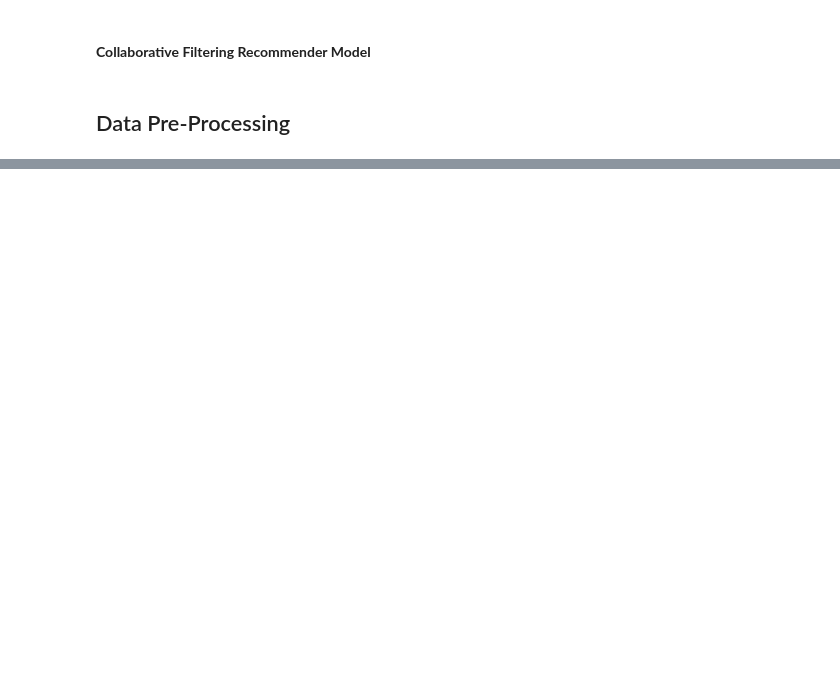
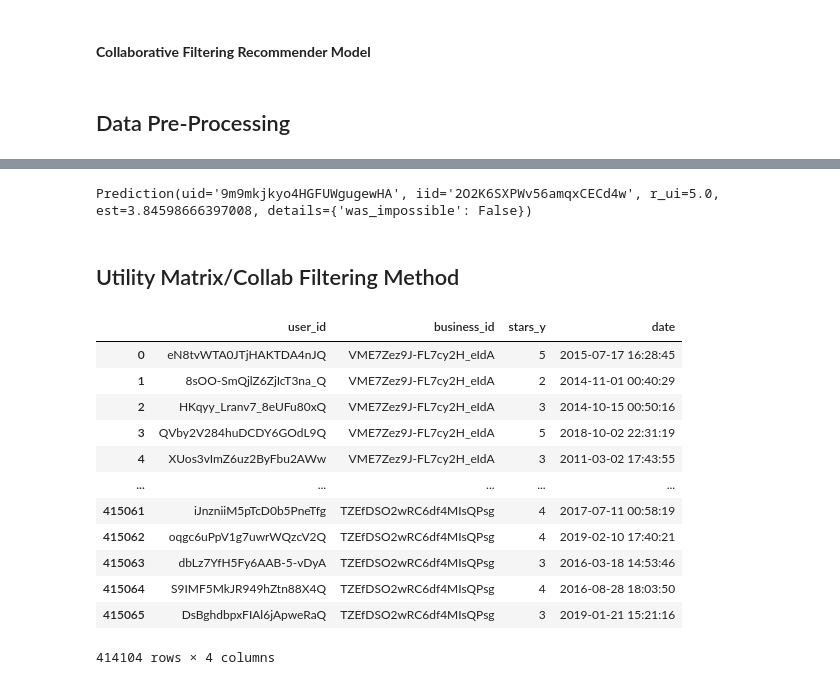
Before and after one commit to ihetvipatel/DATA-606-Capstone-Project-Conversational-Recommender-System-for-Restaurants, a Jupyter notebook: Yelp_Recommender_System.ipynb, the cells around one changed output, grey strips where cells are left out. Saved outputs shown, nothing was run; the diff lists cells and outputs as text; code cells hidden in the pictures; blank space fills up the shorter version.

```diff
--- a/Yelp_Recommender_System.ipynb
+++ b/Yelp_Recommender_System.ipynb
@@ -64 +97,6 @@ dtype: object
+# %%
+yelp_ratings['stars_y'] = yelp_ratings['stars_y'].astype('int_')
+yelp_ratings['user_id'] = yelp_ratings['user_id'].astype('str')
+yelp_ratings['business_id'] = yelp_ratings['business_id'].astype('str')
+yelp_ratings['date'] = yelp_ratings['date'].astype('str')
 # %%
@@ -125,2 +153,0 @@ Prediction(uid='9m9mkjkyo4HGFUWgugewHA', iid='2O2K6SXPWv56amqxCECd4w', r_ui=5.0,
-# %%
-yelp_ratings = pd.read_csv('/Users/hetvipatel/Documents/GRAD SCHOOL/DATA 606/yelp_reviews_food_categories.csv')
@@ -319,0 +154,12 @@ biz_categories = to_1D(categories.str.split(","))
+# %%
+# user_id, business_id that the user might rate, rating given by the user based on what other's have rated
+# we can see that this user gave 5.0 for this restaurant
+
+
+svd_model_trained.predict('9m9mkjkyo4HGFUWgugewHA',
+                          '2O2K6SXPWv56amqxCECd4w',
+                          5.0)
+# %% [output]
+Prediction(uid='9m9mkjkyo4HGFUWgugewHA', iid='2O2K6SXPWv56amqxCECd4w', r_ui=5.0, est=3.84598666397008, details={'was_impossible': False})
+# %% [markdown]
+## Utility Matrix/Collab Filtering Method
@@ -319,0 +172,17 @@ biz_categories = to_1D(categories.str.split(","))
+# %%
+df_review = yelp_ratings[['user_id','business_id','stars_y', 'date']]
+df_review
+# %% [output]
+|  | user_id | business_id | stars_y | date |
+| 0 | eN8tvWTA0JTjHAKTDA4nJQ | VME7Zez9J-FL7cy2H_eIdA | 5 | 2015-07-17 16:28:45 |
+| 1 | 8sOO-SmQjlZ6ZjIcT3na_Q | VME7Zez9J-FL7cy2H_eIdA | 2 | 2014-11-01 00:40:29 |
+| 2 | HKqyy_Lranv7_8eUFu80xQ | VME7Zez9J-FL7cy2H_eIdA | 3 | 2014-10-15 00:50:16 |
+| 3 | QVby2V284huDCDY6GOdL9Q | VME7Zez9J-FL7cy2H_eIdA | 5 | 2018-10-02 22:31:19 |
+| 4 | XUos3vImZ6uz2ByFbu2AWw | VME7Zez9J-FL7cy2H_eIdA | 3 | 2011-03-02 17:43:55 |
+| ... | ... | ... | ... | ... |
+| 415061 | iJnzniiM5pTcD0b5PneTfg | TZEfDSO2wRC6df4MIsQPsg | 4 | 2017-07-11 00:58:19 |
+| 415062 | oqgc6uPpV1g7uwrWQzcV2Q | TZEfDSO2wRC6df4MIsQPsg | 4 | 2019-02-10 17:40:21 |
+| 415063 | dbLz7YfH5Fy6AAB-5-vDyA | TZEfDSO2wRC6df4MIsQPsg | 3 | 2016-03-18 14:53:46 |
+| 415064 | S9IMF5MkJR949hZtn88X4Q | TZEfDSO2wRC6df4MIsQPsg | 4 | 2016-08-28 18:03:50 |
+| 415065 | DsBghdbpxFIAl6jApweRaQ | TZEfDSO2wRC6df4MIsQPsg | 3 | 2019-01-21 15:21:16 |
+414104 rows × 4 columns
```
Also changed, not shown: parts of 59 cells of this notebook.
